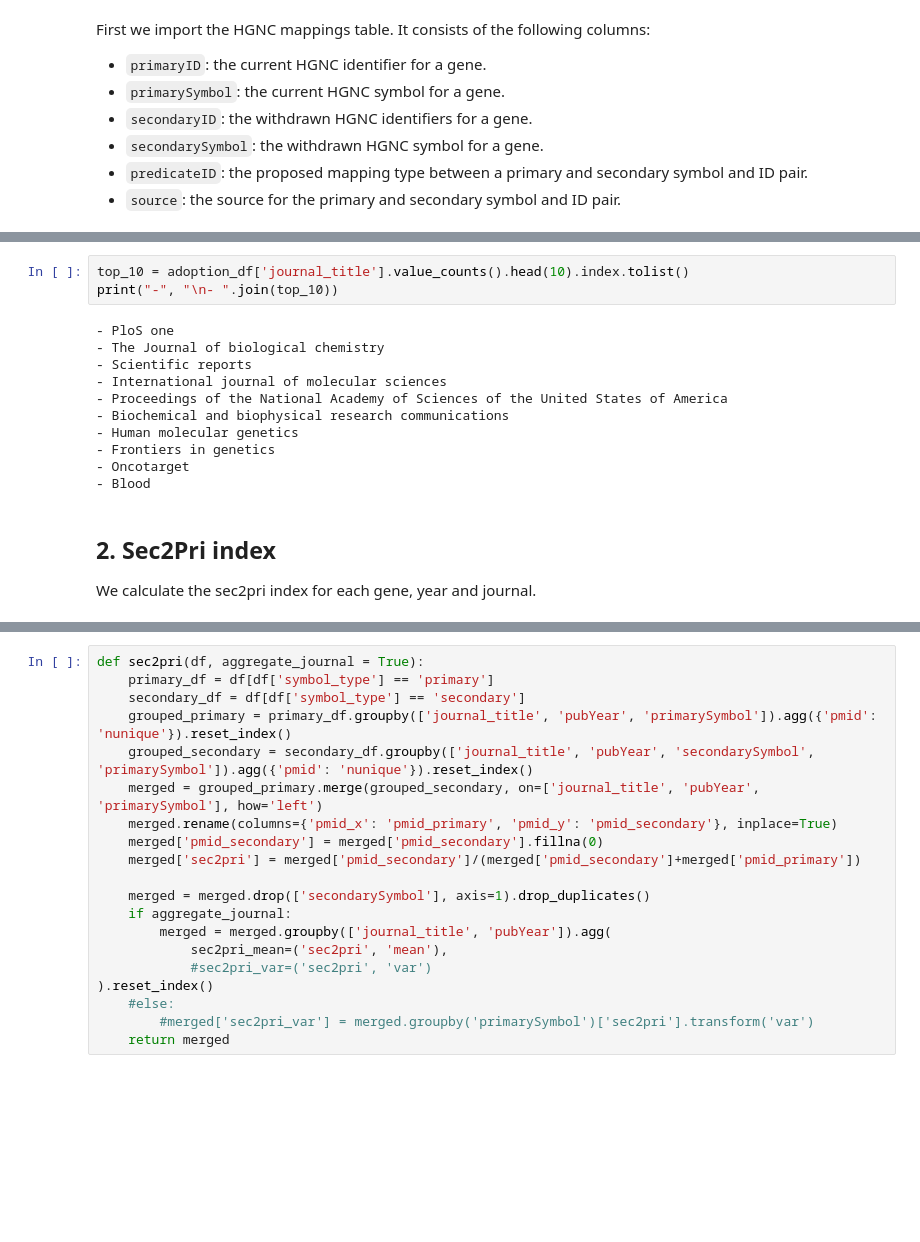
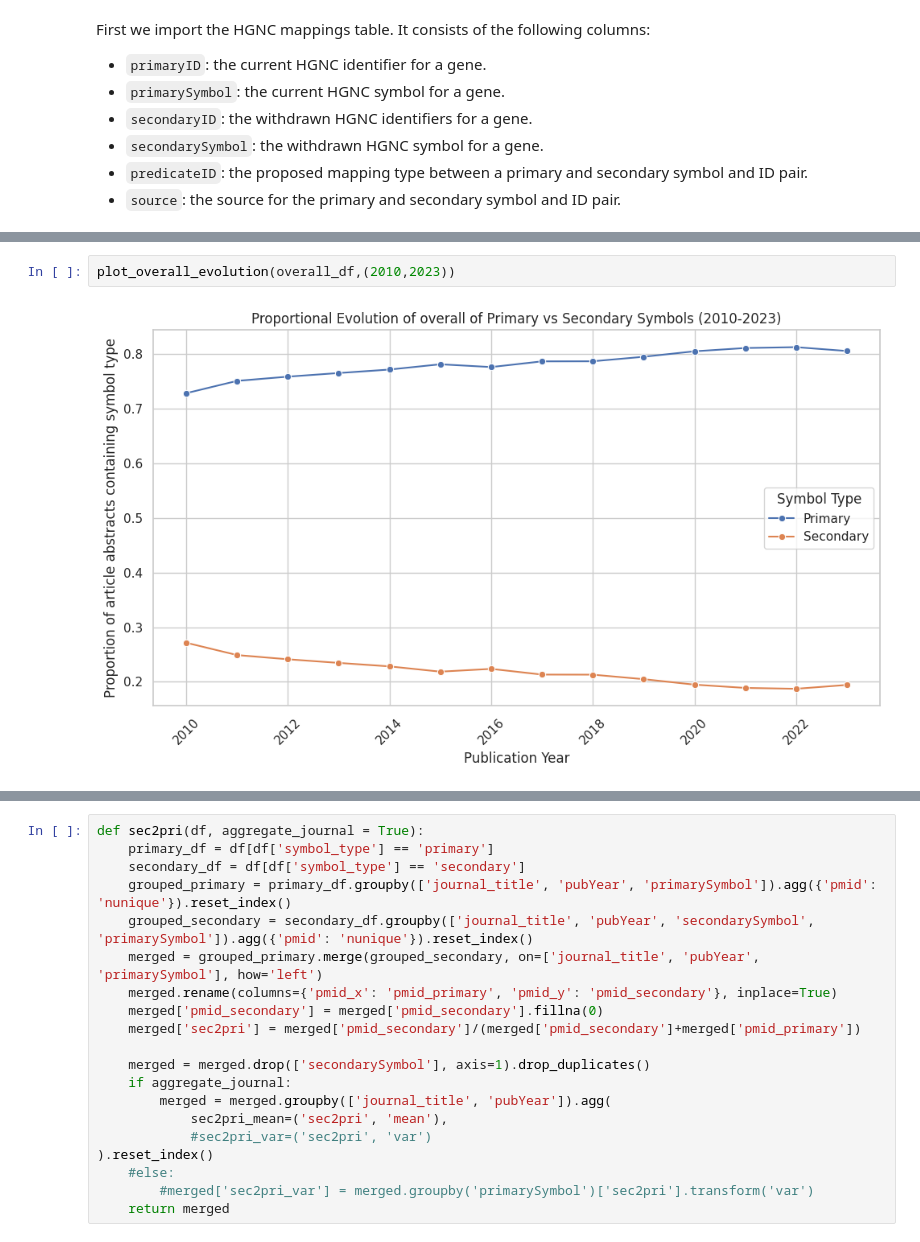
Before and after one commit to sec2pri/usecases, a Jupyter notebook: bibliometric_symbol_usage/HGNC_symbols_literature.ipynb, the cells around one changed output, grey strips where cells are left out. Cells and saved outputs as stored; diff of their text form; blank space fills up the shorter version.

```diff
--- a/bibliometric_symbol_usage/HGNC_symbols_literature.ipynb
+++ b/bibliometric_symbol_usage/HGNC_symbols_literature.ipynb
@@ -168,18 +299,4 @@ Below we retrieve the top 10 journals in terms of bibliometric hits for either p
-# %%
-top_10 = adoption_df['journal_title'].value_counts().head(10).index.tolist()
-print("-", "\n- ".join(top_10))
-# %% [output]
-- PloS one
-- The Journal of biological chemistry
-- Scientific reports
-- International journal of molecular sciences
-- Proceedings of the National Academy of Sciences of the United States of America
-- Biochemical and biophysical research communications
-- Human molecular genetics
-- Frontiers in genetics
-- Oncotarget
-- Blood
-# %% [markdown]
-## 2. Sec2Pri index
-
-We calculate the sec2pri index for each gene, year and journal.
+# %%
+plot_overall_evolution(overall_df,(2010,2023))
+# %% [output]
+[figure, added]
```
Also changed, not shown: parts of 51 cells of this notebook, 1 other file.
